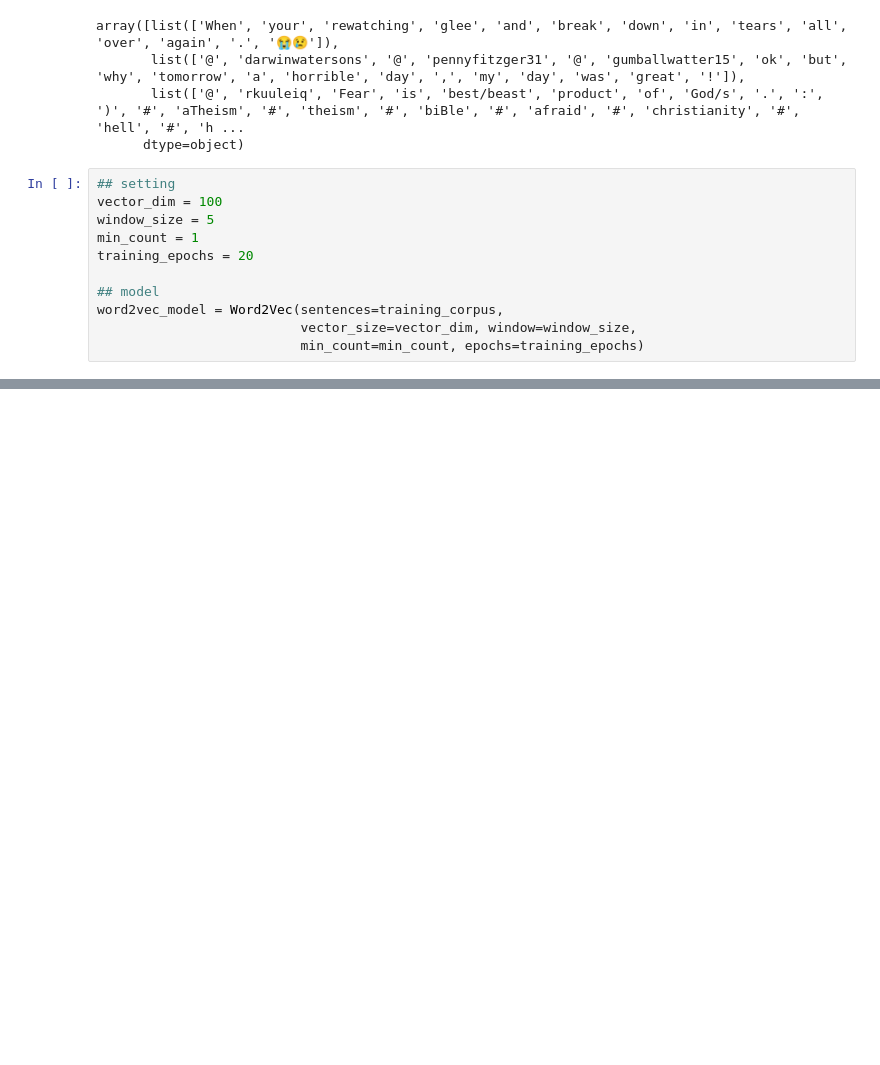
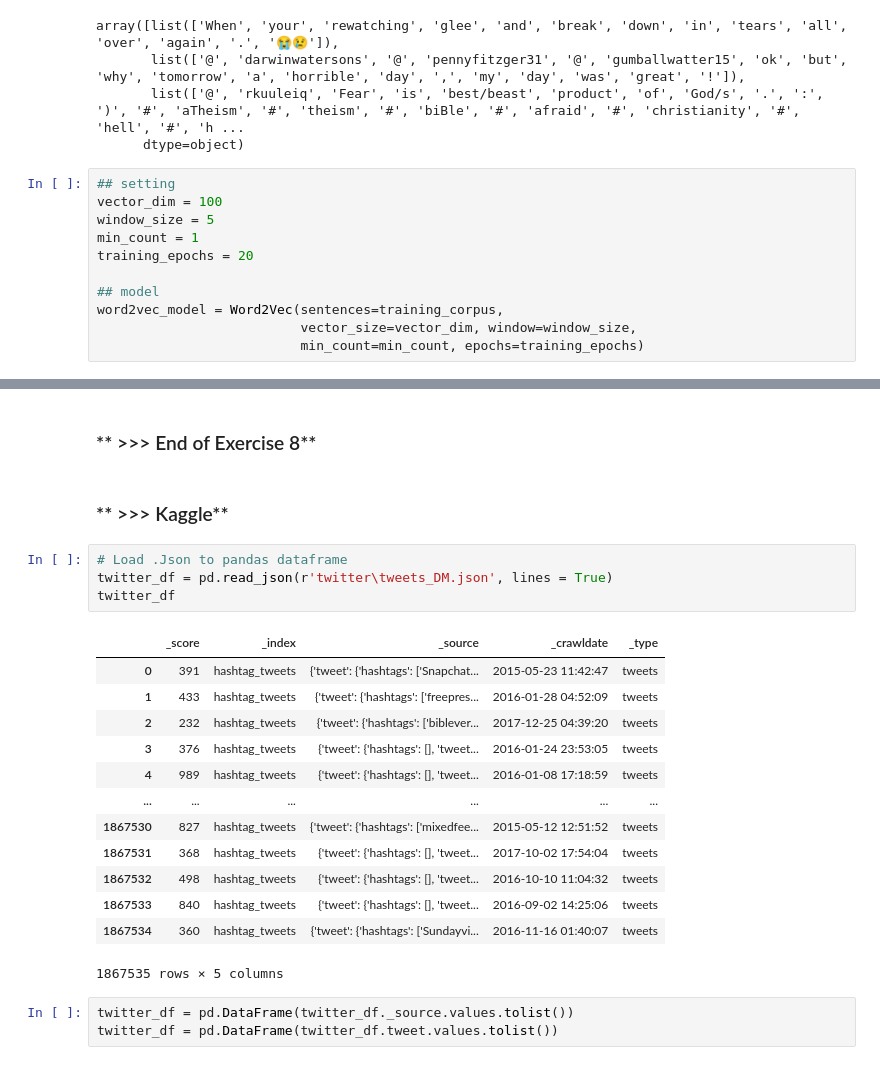
Before and after one commit to Lewisu/DM2022-Lab2-Homework, a Jupyter notebook: DM2021-Lab2-Homework.ipynb, the cells around one changed output, grey strips where cells are left out. Cells and saved outputs as stored; diff of their text form; blank space fills up the shorter version.

Commit message:
Kaggle Progress

```diff
--- a/DM2021-Lab2-Homework.ipynb
+++ b/DM2021-Lab2-Homework.ipynb
@@ -602,0 +870,25 @@ word2vec_model = Word2Vec(sentences=training_corpus,
+# %% [markdown]
+### ** >>> End of Exercise 8**
+# %% [markdown]
+### ** >>> Kaggle**
+# %%
+# Load .Json to pandas dataframe
+twitter_df = pd.read_json(r'twitter\tweets_DM.json', lines = True)
+twitter_df
+# %% [output]
+|  | _score | _index | _source | _crawldate | _type |
+| 0 | 391 | hashtag_tweets | {'tweet': {'hashtags': ['Snapchat... | 2015-05-23 11:42:47 | tweets |
+| 1 | 433 | hashtag_tweets | {'tweet': {'hashtags': ['freepres... | 2016-01-28 04:52:09 | tweets |
+| 2 | 232 | hashtag_tweets | {'tweet': {'hashtags': ['biblever... | 2017-12-25 04:39:20 | tweets |
+| 3 | 376 | hashtag_tweets | {'tweet': {'hashtags': [], 'tweet... | 2016-01-24 23:53:05 | tweets |
+| 4 | 989 | hashtag_tweets | {'tweet': {'hashtags': [], 'tweet... | 2016-01-08 17:18:59 | tweets |
+| ... | ... | ... | ... | ... | ... |
+| 1867530 | 827 | hashtag_tweets | {'tweet': {'hashtags': ['mixedfee... | 2015-05-12 12:51:52 | tweets |
+| 1867531 | 368 | hashtag_tweets | {'tweet': {'hashtags': [], 'tweet... | 2017-10-02 17:54:04 | tweets |
+| 1867532 | 498 | hashtag_tweets | {'tweet': {'hashtags': [], 'tweet... | 2016-10-10 11:04:32 | tweets |
+| 1867533 | 840 | hashtag_tweets | {'tweet': {'hashtags': [], 'tweet... | 2016-09-02 14:25:06 | tweets |
+| 1867534 | 360 | hashtag_tweets | {'tweet': {'hashtags': ['Sundayvi... | 2016-11-16 01:40:07 | tweets |
+1867535 rows × 5 columns
+# %%
+twitter_df = pd.DataFrame(twitter_df._source.values.tolist())
+twitter_df = pd.DataFrame(twitter_df.tweet.values.tolist())
```
Also changed, not shown: parts of 42 cells of this notebook, 2 other files.
